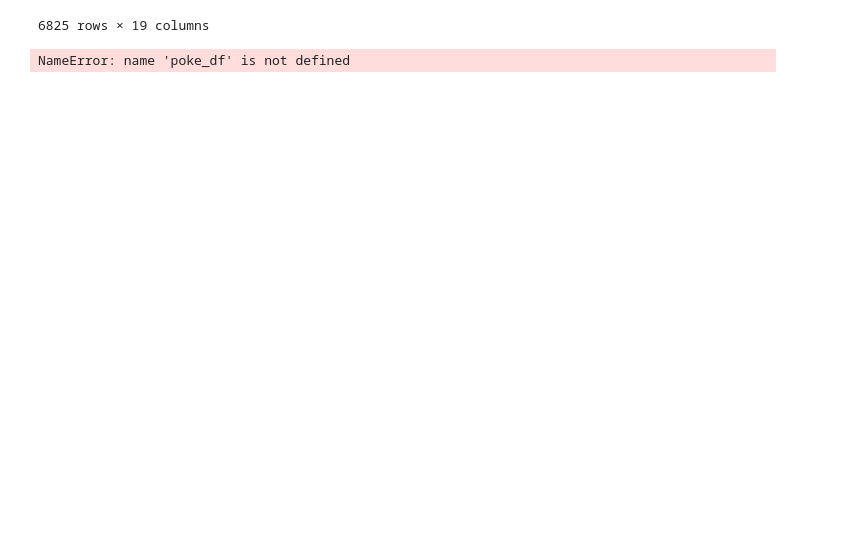
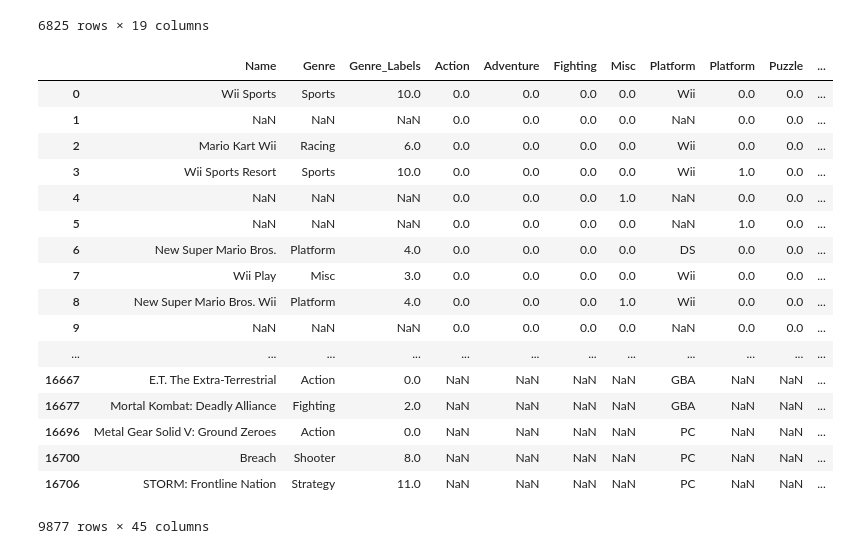
Before and after one commit to matheusraz/DS-Project, a Jupyter notebook: teste.ipynb, the cells around one changed output. Cells and saved outputs as stored; diff of their text form; code cells hidden in the pictures; blank space fills up the shorter version.

```diff
--- a/teste.ipynb
+++ b/teste.ipynb
@@ -61,7 +61,7 @@ df
 # df
 # %%
 gen_le = LabelEncoder()
-genero_labels = gen_le.fit_transform(df['Genre'])
+gen_labels = gen_le.fit_transform(df['Genre'])
 df['Genre_Labels'] = gen_labels
 
 plat_le = LabelEncoder()
@@ -98,22 +98,39 @@ df
 # %%
 # encode generation labels using one-hot encoding scheme
 gen_ohe = OneHotEncoder()
-gen_feature_arr = gen_ohe.fit_transform(poke_df[['Genre_Label']]).toarray()
+gen_feature_arr = gen_ohe.fit_transform(df[['Genre_Labels']]).toarray()
 gen_feature_labels = list(gen_le.classes_)
 gen_features = pd.DataFrame(gen_feature_arr, columns=gen_feature_labels)
 
 plat_ohe = OneHotEncoder()
-plat_feature_arr = plat_ohe.fit_transform(poke_df[['Platform_Label']]).toarray()
+plat_feature_arr = plat_ohe.fit_transform(df[['Platform_Labels']]).toarray()
 plat_feature_labels = list(plat_le.classes_)
 plat_features = pd.DataFrame(plat_feature_arr, columns=plat_feature_labels)
 
 rat_ohe = OneHotEncoder()
-rat_feature_arr = rat_ohe.fit_transform(poke_df[['Rating_Label']]).toarray()
+rat_feature_arr = rat_ohe.fit_transform(df[['Rating_Labels']]).toarray()
 rat_feature_labels = list(rat_le.classes_)
 rat_features = pd.DataFrame(rat_feature_arr, columns=rat_feature_labels)
 
 df_ohe = pd.concat([df_sub, gen_features, plat_features,rat_features], axis=1)
 columns = sum([['Name', 'Genre', 'Genre_Labels'],gen_feature_labels, ['Platform', 'Platform_Labels'], plat_feature_labels, ['Rating', 'Rating_Labels'], rat_feature_labels], [])
 df_ohe[columns]
 # %% [output]
+|  | Name | Genre | Genre_Labels | Action | Adventure | Fighting | Misc | Platform | Platform | Puzzle | ... |
+| 0 | Wii Sports | Sports | 10.0 | 0.0 | 0.0 | 0.0 | 0.0 | Wii | 0.0 | 0.0 | ... |
+| 1 | NaN | NaN | NaN | 0.0 | 0.0 | 0.0 | 0.0 | NaN | 0.0 | 0.0 | ... |
+| 2 | Mario Kart Wii | Racing | 6.0 | 0.0 | 0.0 | 0.0 | 0.0 | Wii | 0.0 | 0.0 | ... |
+| 3 | Wii Sports Resort | Sports | 10.0 | 0.0 | 0.0 | 0.0 | 0.0 | Wii | 1.0 | 0.0 | ... |
+| 4 | NaN | NaN | NaN | 0.0 | 0.0 | 0.0 | 1.0 | NaN | 0.0 | 0.0 | ... |
+| 5 | NaN | NaN | NaN | 0.0 | 0.0 | 0.0 | 0.0 | NaN | 1.0 | 0.0 | ... |
+| 6 | New Super Mario Bros. | Platform | 4.0 | 0.0 | 0.0 | 0.0 | 0.0 | DS | 0.0 | 0.0 | ... |
+| 7 | Wii Play | Misc | 3.0 | 0.0 | 0.0 | 0.0 | 0.0 | Wii | 0.0 | 0.0 | ... |
+| 8 | New Super Mario Bros. Wii | Platform | 4.0 | 0.0 | 0.0 | 0.0 | 1.0 | Wii | 0.0 | 0.0 | ... |
+| 9 | NaN | NaN | NaN | 0.0 | 0.0 | 0.0 | 0.0 | NaN | 0.0 | 0.0 | ... |
+| ... | ... | ... | ... | ... | ... | ... | ... | ... | ... | ... | ... |
+| 16667 | E.T. The Extra-Terrestrial | Action | 0.0 | NaN | NaN | NaN | NaN | GBA | NaN | NaN | ... |
+| 16677 | Mortal Kombat: Deadly Alliance | Fighting | 2.0 | NaN | NaN | NaN | NaN | GBA | NaN | NaN | ... |
+| 16696 | Metal Gear Solid V: Ground Zeroes | Action | 0.0 | NaN | NaN | NaN | NaN | PC | NaN | NaN | ... |
+| 16700 | Breach | Shooter | 8.0 | NaN | NaN | NaN | NaN | PC | NaN | NaN | ... |
+| 16706 | STORM: Frontline Nation | Strategy | 11.0 | NaN | NaN | NaN | NaN | PC | NaN | NaN | ... |
-NameError: name 'poke_df' is not defined
+9877 rows × 45 columns
```
Also changed, not shown: 1 other file.
